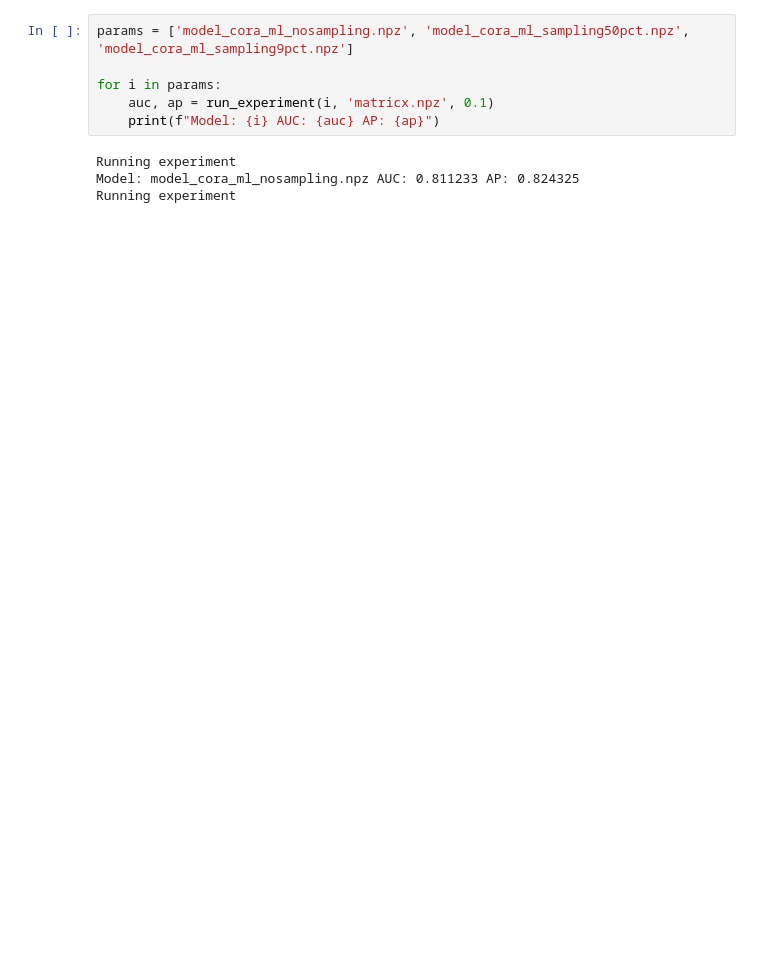
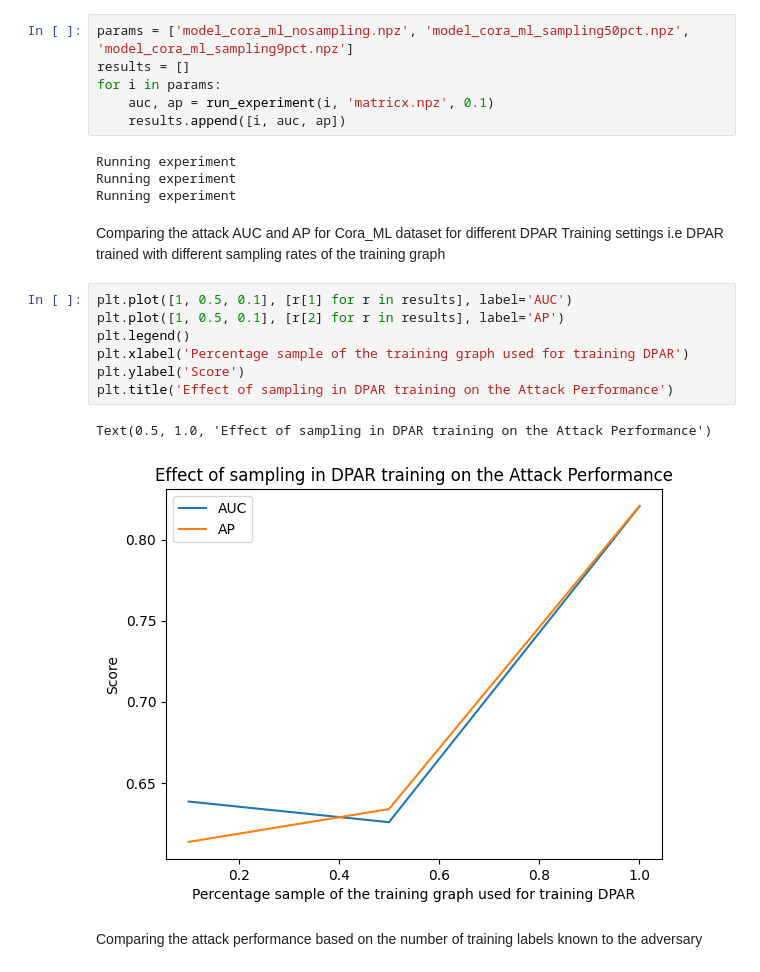
Before and after one commit to Abhinav-Khot/Privacy-Attacks-on-GNNs, a Jupyter notebook: testing.ipynb, the cells around one changed output. Saved outputs shown, nothing was run; the diff lists cells and outputs as text; blank space fills up the shorter version.

Commit message:
preliminary testing results added

```diff
--- a/testing.ipynb
+++ b/testing.ipynb
@@ -27,11 +28,25 @@ def run_experiment(model_param_file, train_adj_feature_file, fractionlabelsattac
     return auc, ap
 # %%
 params = ['model_cora_ml_nosampling.npz', 'model_cora_ml_sampling50pct.npz', 'model_cora_ml_sampling9pct.npz']
-
+results = []
 for i in params:
     auc, ap = run_experiment(i, 'matricx.npz', 0.1)
-    print(f"Model: {i} AUC: {auc} AP: {ap}")
+    results.append([i, auc, ap])
 # %% [output]
 Running experiment
-Model: model_cora_ml_nosampling.npz AUC: 0.811233 AP: 0.824325
 Running experiment
+Running experiment
+# %% [markdown]
+Comparing the attack AUC and AP for Cora_ML dataset for different DPAR Training settings i.e DPAR trained with different sampling rates of the training graph
+# %%
+plt.plot([1, 0.5, 0.1], [r[1] for r in results], label='AUC')
+plt.plot([1, 0.5, 0.1], [r[2] for r in results], label='AP')
+plt.legend()
+plt.xlabel('Percentage sample of the training graph used for training DPAR')
+plt.ylabel('Score')
+plt.title('Effect of sampling in DPAR training on the Attack Performance')
+# %% [output]
+Text(0.5, 1.0, 'Effect of sampling in DPAR training on the Attack Performance')
+[figure, added]
+# %% [markdown]
+Comparing the attack performance based on the number of training labels known to the adversary
```
Also changed, not shown: parts of 5 cells of this notebook, 1 other file.
